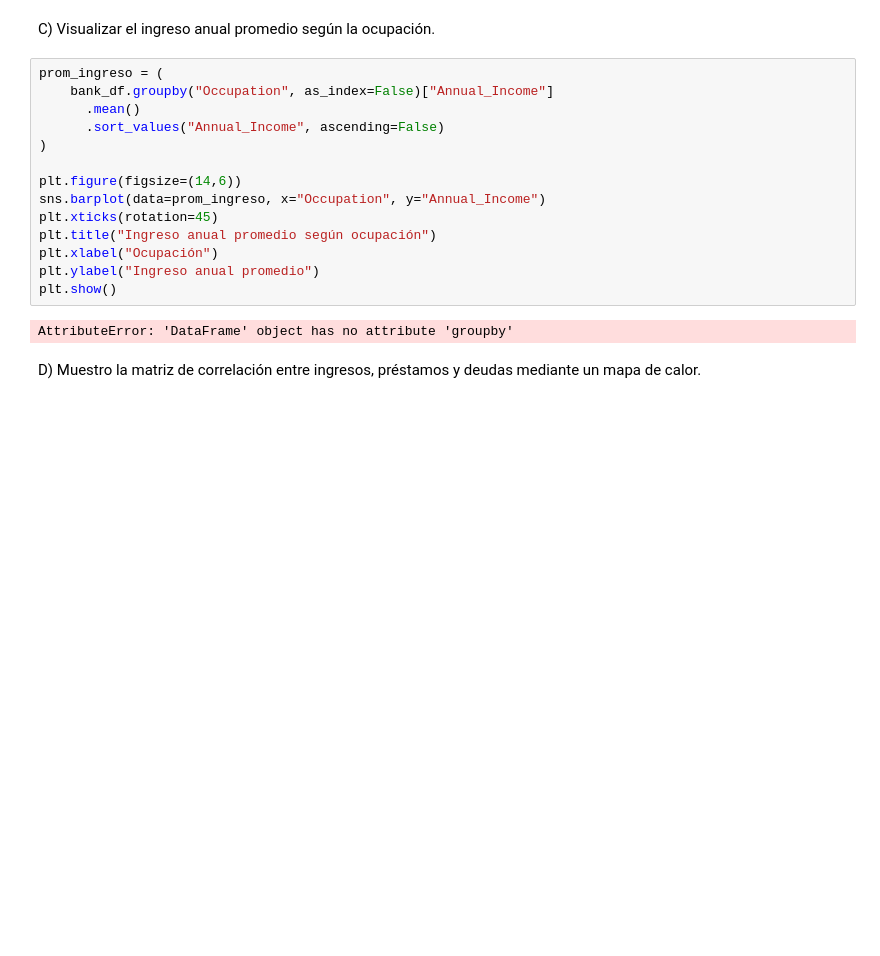
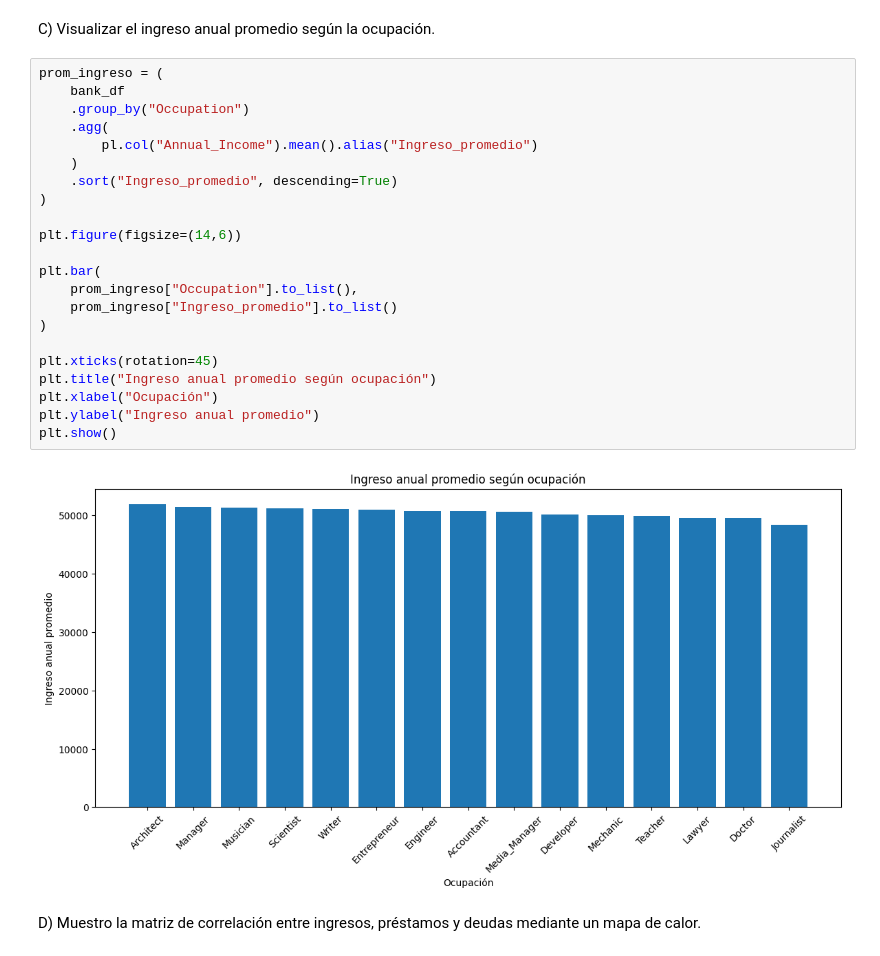
Before and after one commit to Luca-web25/An-lisis-exploratorio-cr-ditos, a Jupyter notebook: Deteccioon_de_Fraude.ipynb, the cells around one changed output. Cells and saved outputs as stored; diff of their text form; blank space fills up the shorter version.

```diff
--- a/Deteccioon_de_Fraude.ipynb
+++ b/Deteccioon_de_Fraude.ipynb
@@ -278,20 +278,28 @@ plt.show()
 C) Visualizar el ingreso anual promedio según la ocupación.
 # %%
 prom_ingreso = (
-    bank_df.groupby("Occupation", as_index=False)["Annual_Income"]
-      .mean()
-      .sort_values("Annual_Income", ascending=False)
+    bank_df
+    .group_by("Occupation")
+    .agg(
+        pl.col("Annual_Income").mean().alias("Ingreso_promedio")
+    )
+    .sort("Ingreso_promedio", descending=True)
 )
 
 plt.figure(figsize=(14,6))
-sns.barplot(data=prom_ingreso, x="Occupation", y="Annual_Income")
+
+plt.bar(
+    prom_ingreso["Occupation"].to_list(),
+    prom_ingreso["Ingreso_promedio"].to_list()
+)
+
 plt.xticks(rotation=45)
 plt.title("Ingreso anual promedio según ocupación")
 plt.xlabel("Ocupación")
 plt.ylabel("Ingreso anual promedio")
 plt.show()
 # %% [output]
-AttributeError: 'DataFrame' object has no attribute 'groupby'
+[figure, added]
 # %% [markdown]
 D) Muestro la matriz de correlación entre ingresos, préstamos y deudas mediante un mapa de calor.
 # %%
```
Also changed, not shown: parts of 2 cells of this notebook.
